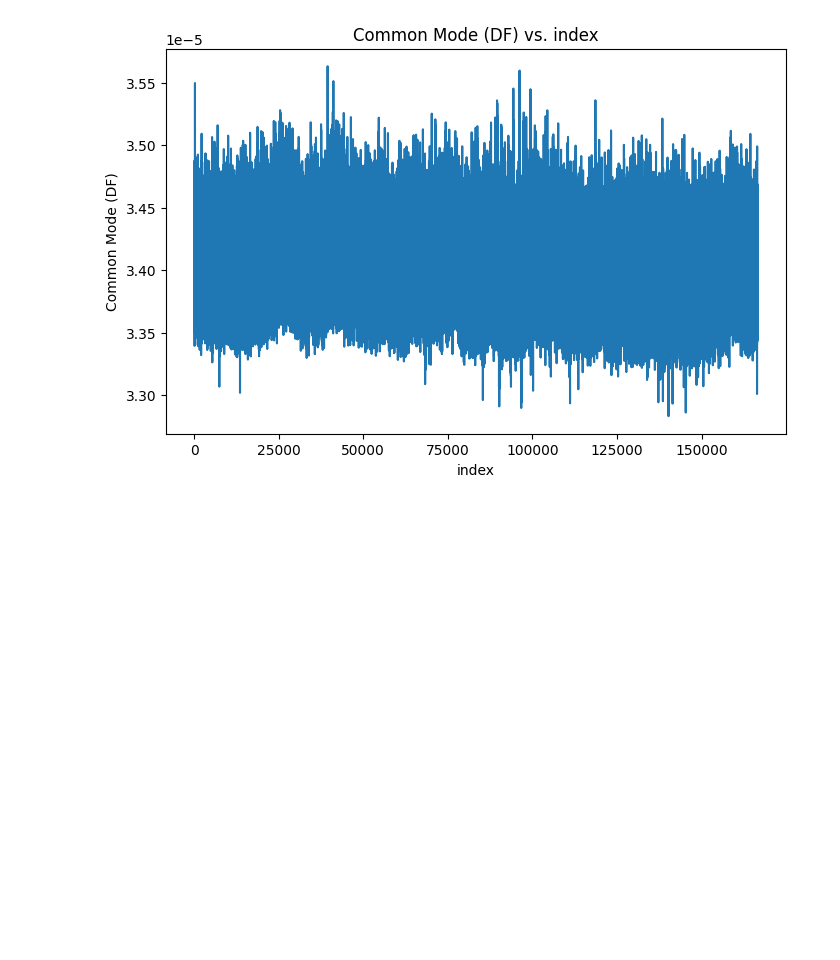
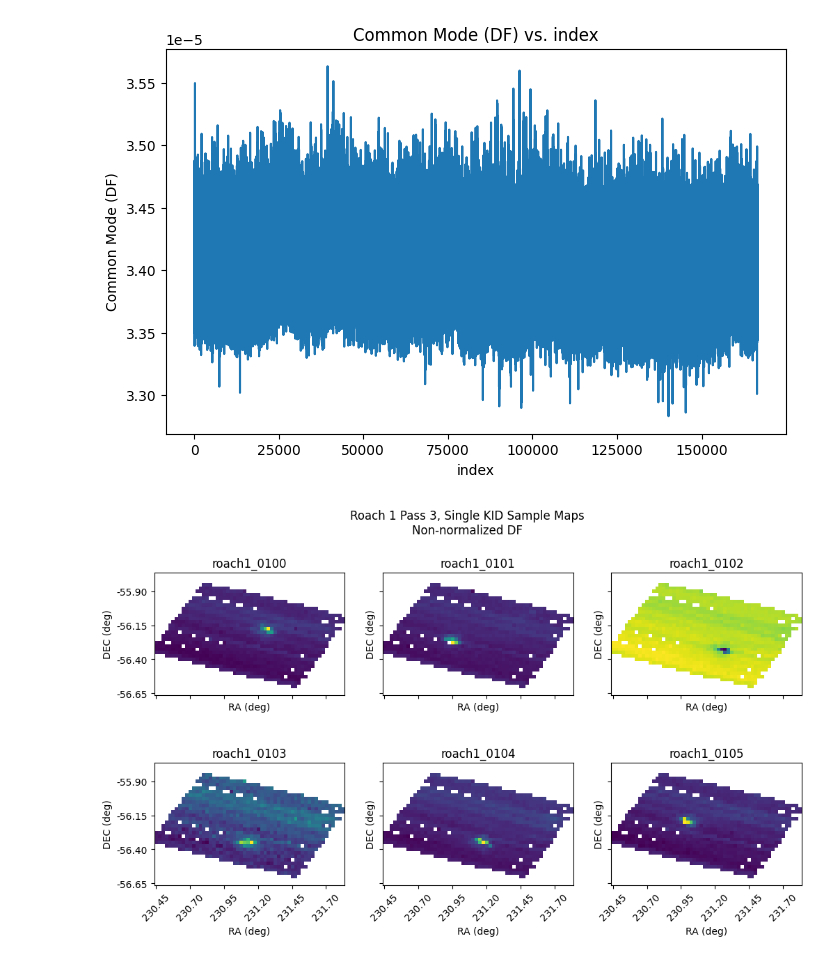
Before and after one commit to jonahjlee/blasttng-to-g3, a Jupyter notebook: notebooks/g3_processing.ipynb, the cells around one changed output. Cells and saved outputs as stored; diff of their text form; code cells hidden in the pictures; blank space fills up the shorter version.

Commit message:
create single-kid maps

```diff
--- a/notebooks/g3_processing.ipynb
+++ b/notebooks/g3_processing.ipynb
@@ -267,3 +268,22 @@ pipe.Run()
 # %% [output]
 [figure]
 [figure]
+# %%
+# center of the sky map
+ra0 = 231.15 * core.G3Units.deg
+dec0 = -56.2 * core.G3Units.deg
+
+# map dimensions
+xlen = 1.4 * core.G3Units.deg
+ylen = 0.9 * core.G3Units.deg
+
+# pixel resolution
+res = 1.5 * core.G3Units.arcmin
+
+# number of bins along each axis
+nx = int(xlen / res)
+ny = int(ylen / res)
+
+# bin edges
+ra_edges = np.linspace(-xlen / 2, xlen / 2, nx + 1) + ra0
+dec_edges = np.linspace(-ylen / 2, ylen / 2, ny + 1) + dec0
@@ -269,0 +338,21 @@ pipe.Run()
+# %%
+# instantiate binners
+binners = [SingleMapBinner(kid=f"roach1_0{i:03}", timestreams="df") for i in range(100, 106)]
+
+# create the pipeline
+pipe = core.G3Pipeline()
+pipe.Add(core.G3Reader, filename=all_df_file)
+pipe.Add(ut.remove_common_mode)
+for binner in binners:
+    pipe.Add(binner)
+pipe.Run()
+
+fig, axs = plt.subplots(2, 3, figsize=(12, 6.5), sharex='all', sharey='all')
+fig.suptitle("Roach 1 Pass 3, Single KID Sample Maps"
+            "\nNon-normalized DF")
+
+for binner, ax in zip(binners, axs.flat):
+    binner.plot(ax=ax)
+plt.show()
+# %% [output]
+[figure, added]
```
Also changed, not shown: parts of 4 cells of this notebook, 2 other files.
